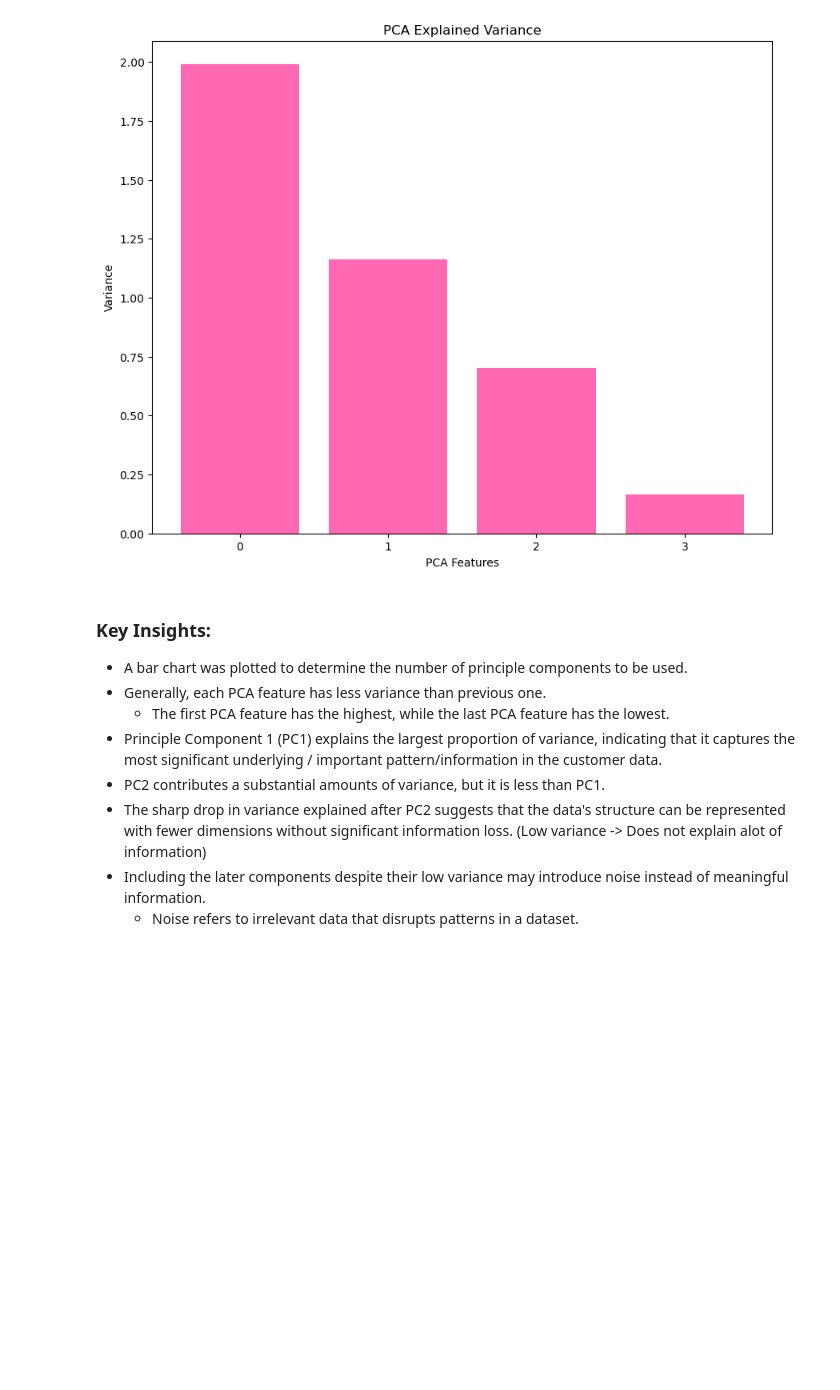
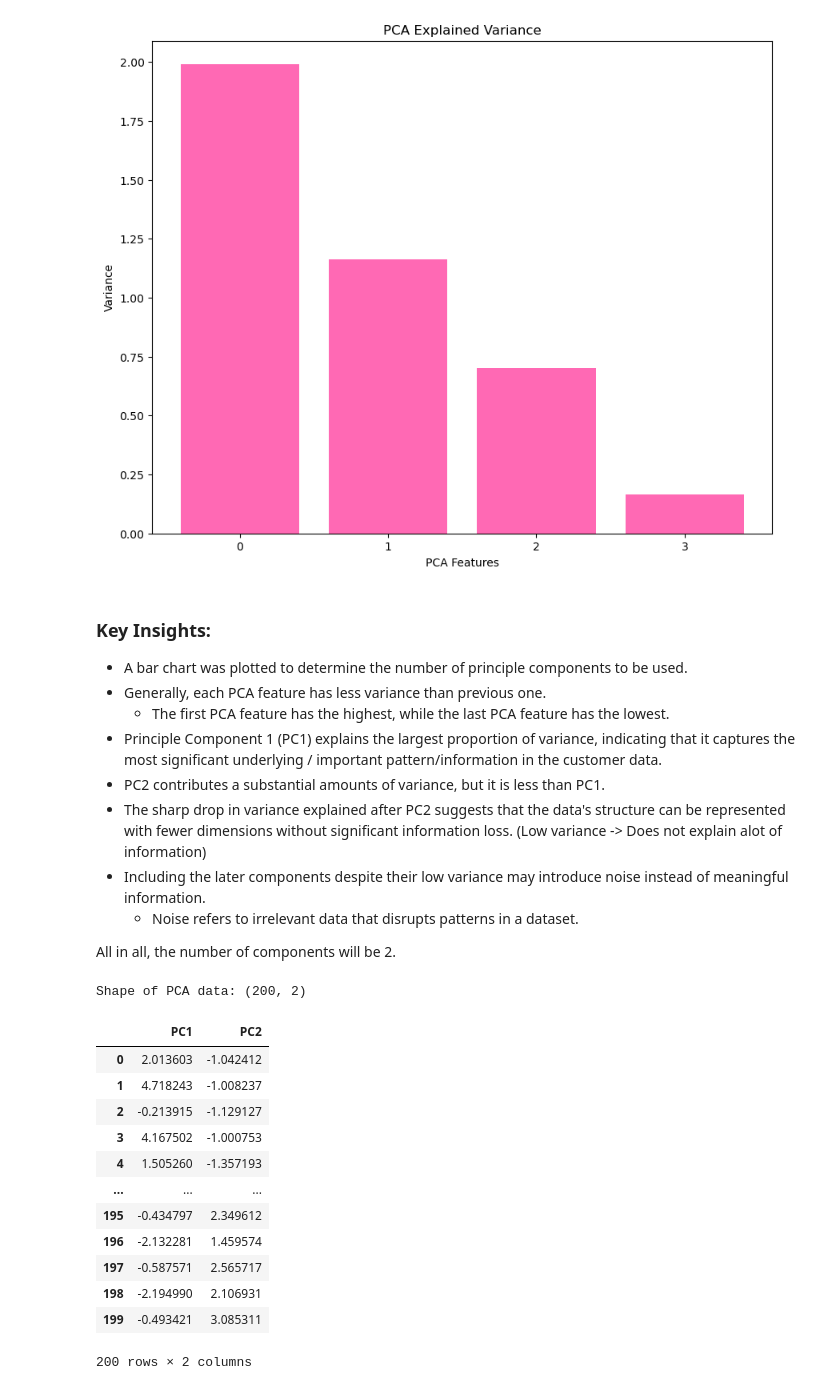
Before and after one commit to Cayden08/AIML, a Jupyter notebook: CA2/p2510893_CA2_PartA_Cayden.ipynb, the cells around one changed output. Saved outputs shown, nothing was run; the diff lists cells and outputs as text; code cells hidden in the pictures; blank space fills up the shorter version.

```diff
--- a/CA2/p2510893_CA2_PartA_Cayden.ipynb
+++ b/CA2/p2510893_CA2_PartA_Cayden.ipynb
@@ -504,3 +504,27 @@ plt.show()
 - The sharp drop in variance explained after PC2 suggests that the data's structure can be represented with fewer dimensions without significant information loss. (Low variance -> Does not explain alot of information)
 - Including the later components despite their low variance may introduce noise instead of meaningful information.
     - Noise refers to irrelevant data that disrupts patterns in a dataset.
+
+All in all, the number of components will be 2.
+# %%
+pca = PCA(n_components=2)
+pca.fit(scaled_customer_df)
+pca_data = pca.transform(scaled_customer_df)
+print("Shape of PCA data:", pca_data.shape)
+pca_df = pd.DataFrame(pca_data, columns=['PC1', 'PC2'], index=scaled_customer_df.index)
+pca_df
+# %% [output]
+Shape of PCA data: (200, 2)
+|  | PC1 | PC2 |
+| 0 | 2.013603 | -1.042412 |
+| 1 | 4.718243 | -1.008237 |
+| 2 | -0.213915 | -1.129127 |
+| 3 | 4.167502 | -1.000753 |
+| 4 | 1.505260 | -1.357193 |
+| ... | ... | ... |
+| 195 | -0.434797 | 2.349612 |
+| 196 | -2.132281 | 1.459574 |
+| 197 | -0.587571 | 2.565717 |
+| 198 | -2.194990 | 2.106931 |
+| 199 | -0.493421 | 3.085311 |
+200 rows × 2 columns
```
Also changed, not shown: parts of 5 cells of this notebook, 1 other file.
